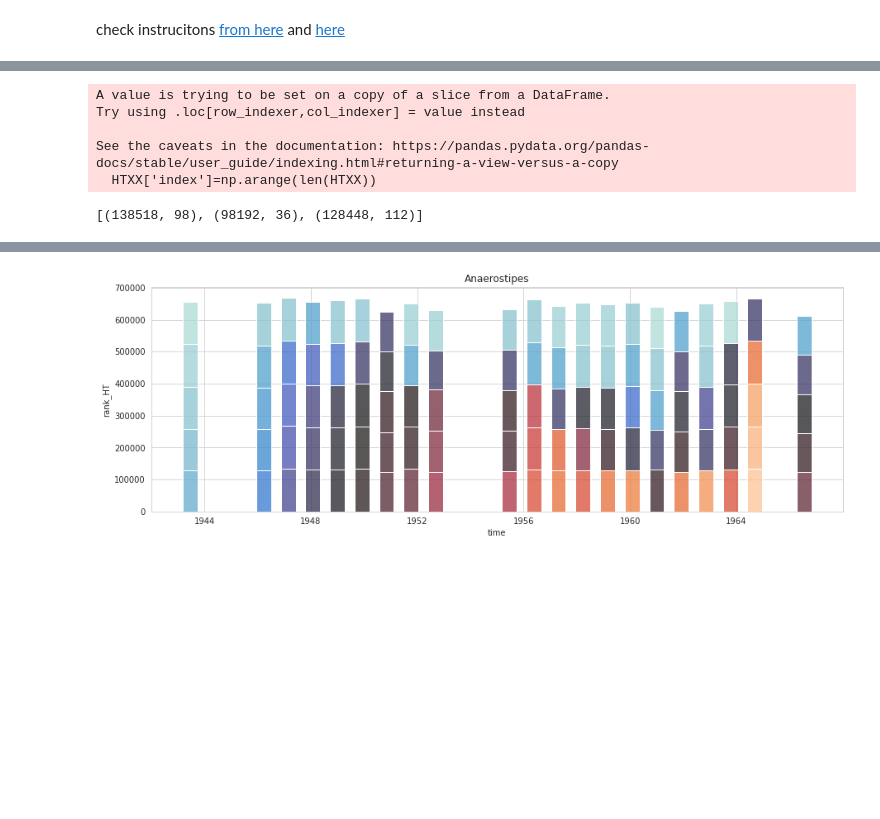
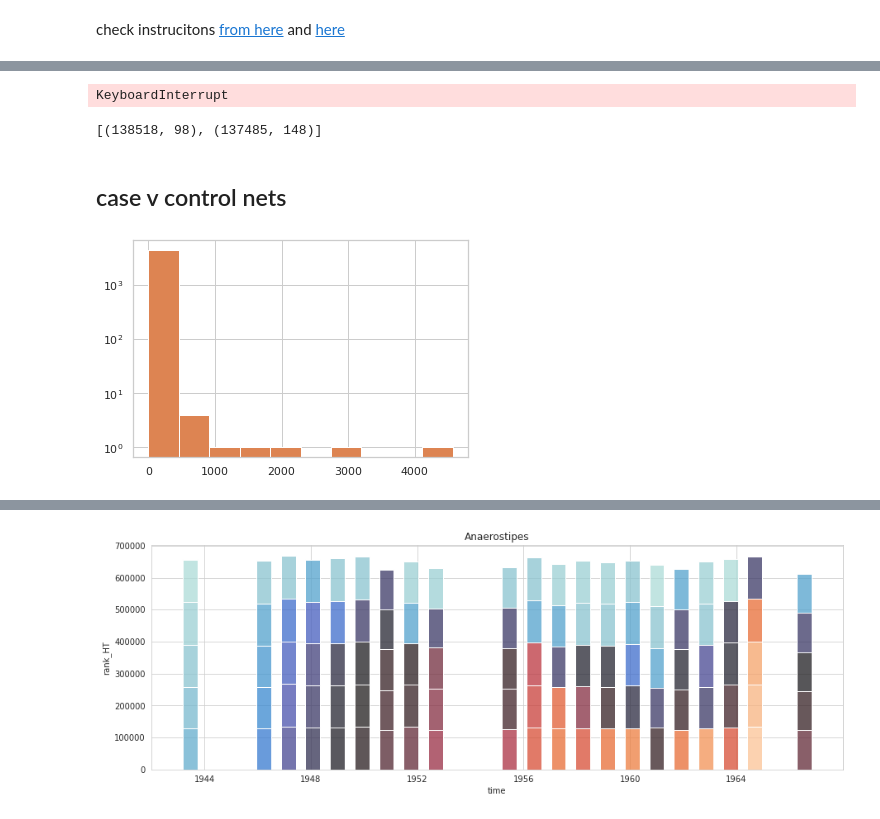
Before and after one commit to dcolinmorgan/gcn, a Jupyter notebook: gcn.ipynb, the cells around one changed output, grey strips where cells are left out. Drawn from its saved outputs; the diff is of its cells as text; code cells hidden in the pictures; blank space fills up the shorter version.

```diff
--- a/gcn.ipynb
+++ b/gcn.ipynb
@@ -308,18 +313,16 @@ patt='all'
 sys.path.insert(1, './run/gcn/')
 import gcn_func
 importlib.reload(sys.modules['gcn_func'])
-from gcn_func import bip, load_list_of_dicts, meas, plotRidge,time_bar
+from gcn_func import bip, load_list_of_dicts, meas, time_bar,proc_dat,rev_tbar,group_time_plot,time_order_net,build_gcn#plotRidge,LayeredNetworkGraph,plot_sankey
 
-relgene=pd.read_csv('data/gcn/relgene_all.txt',sep='\t')
-graphs = load_list_of_dicts('data/gcn/BX_'+patt+'_HT.pkl')
-HTXX=uni_bact[uni_bact.index.isin(relgene.columns[1:-2].str.split('-').str[0])]
-HTXX['index']=np.arange(len(HTXX))
+# relgene=pd.read_csv('data/gcn/relgene_all.txt',sep='\t')
+# graphs = load_list_of_dicts('data/gcn/BX_'+patt+'_HT.pkl')
+# HTXX=uni_bact[uni_bact.index.isin(relgene.columns[1:-2].str.split('-').str[0])]
+# HTXX['index']=np.arange(len(HTXX))
-# %% [output]
-A value is trying to be set on a copy of a slice from a DataFrame.
-Try using .loc[row_indexer,col_indexer] = value instead
-
-See the caveats in the documentation: https://pandas.pydata.org/pandas-docs/stable/user_guide/indexing.html#returning-a-view-versus-a-copy
-  HTXX['index']=np.arange(len(HTXX))
+# %%
+build_gcn('arg_subset_genefamilies-cpm.tsv','ARG')
+# %% [output]
+KeyboardInterrupt
 # %%
 # for i,net in tqdm.tqdm(enumerate(BX_graphs)):
 for i,net in tqdm(enumerate(HTXX[HTXX['HT']!=5]['index'].values)):
@@ -333,14 +336,40 @@ for i,net in tqdm(enumerate(HTXX[HTXX['HT']!=5]['index'].values)):
     dd=dd.merge(cc,on=['source','target'],how='outer')
 # dd.dropna(how='any')
 # %%
-# dd.set_index(['source', 'target'], inplace=True) #>> run only first time editing dd
+dd.set_index(['source', 'target'], inplace=True) #>> run only first time editing dd
 # dd = dd/np.max(dd,axis=0)
-dd=dd/np.sum(dd,axis=0)
+# dd=dd/np.sum(dd,axis=0) ###tried to do things strangely
 ### dd=np.argsort(dd)
 noHT=dd.filter(regex='_0_').dropna(how='all')
-HT1=dd.filter(regex='_1_').dropna(how='all')
-HT2=dd.filter(regex='_2_').dropna(how='all')
-
-[noHT.shape,HT1.shape,HT2.shape]
+HT1=dd.filter(regex='_1_')#.dropna(how='all')
+HT2=dd.filter(regex='_2_')#.dropna(how='all')
+HT=HT1.merge(HT2,right_index=True,left_index=True).dropna(how='all')
+# [noHT.shape,HT1.shape,HT2.shape]
+[noHT.shape,HT.shape]
 # %% [output]
-[(138518, 98), (98192, 36), (128448, 112)]
+[(138518, 98), (137485, 148)]
+# %% [markdown]
+## case v control nets
+# %%
+ccc=pd.DataFrame(noHT.sum(axis=1)).reset_index()
+g=nx.from_pandas_edgelist(ccc,source='source',target='target',edge_attr=0)
+C = nx.Graph()
+C.add_nodes_from(ccc['source'], bipartite=0)
+C.add_nodes_from(ccc['target'], bipartite=1)
+C.add_weighted_edges_from(tuple(ccc[['source','target',0]].itertuples(index=False, name=None)))
+
+ddd=pd.DataFrame(HT.sum(axis=1)).reset_index()
+g=nx.from_pandas_edgelist(ddd,source='source',target='target',edge_attr=0)
+B = nx.Graph()
+B.add_nodes_from(ccc['source'], bipartite=0)
+B.add_nodes_from(ccc['target'], bipartite=1)
+B.add_weighted_edges_from(tuple(ccc[['source','target',0]].itertuples(index=False, name=None)))
+
+pd.DataFrame(nx.degree_histogram(B))
+pd.DataFrame(nx.degree_histogram(C))
+
+tmp=plt.hist(nx.degree_histogram(C),log=True,bins=10)
+
+tmp=plt.hist(nx.degree_histogram(B),log=True,bins=10)
+# %% [output]
+[figure, added]
```
Also changed, not shown: parts of 68 cells of this notebook, 3 other files.
